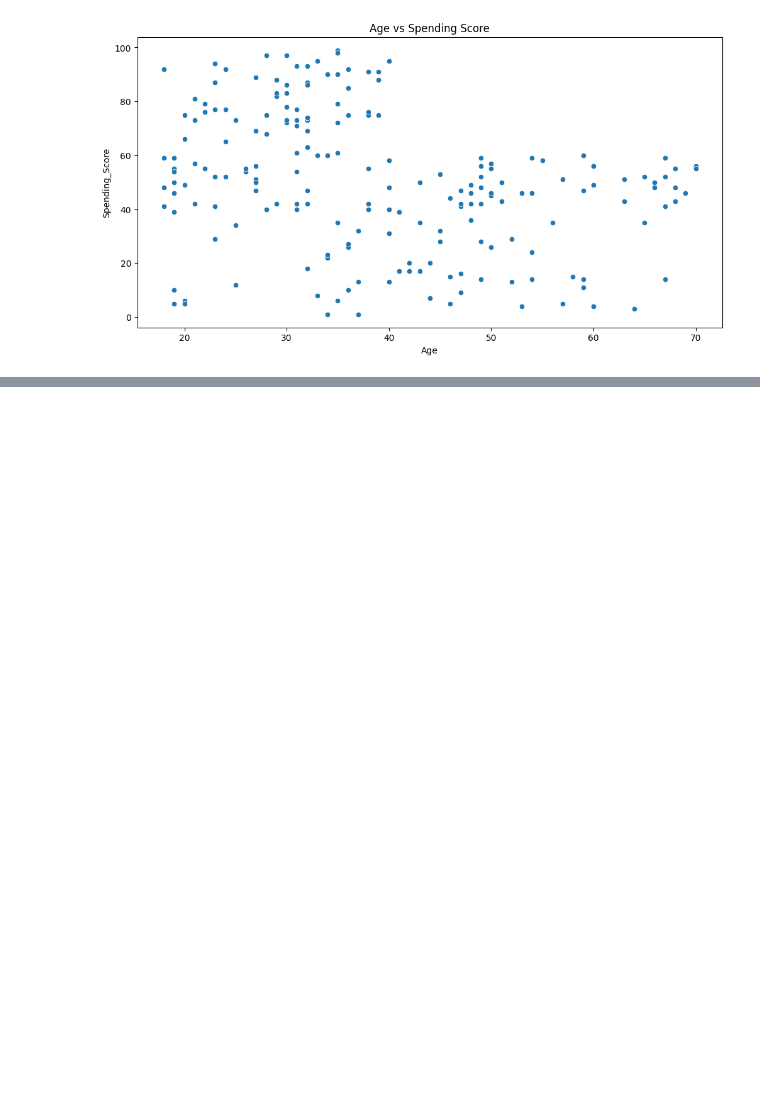
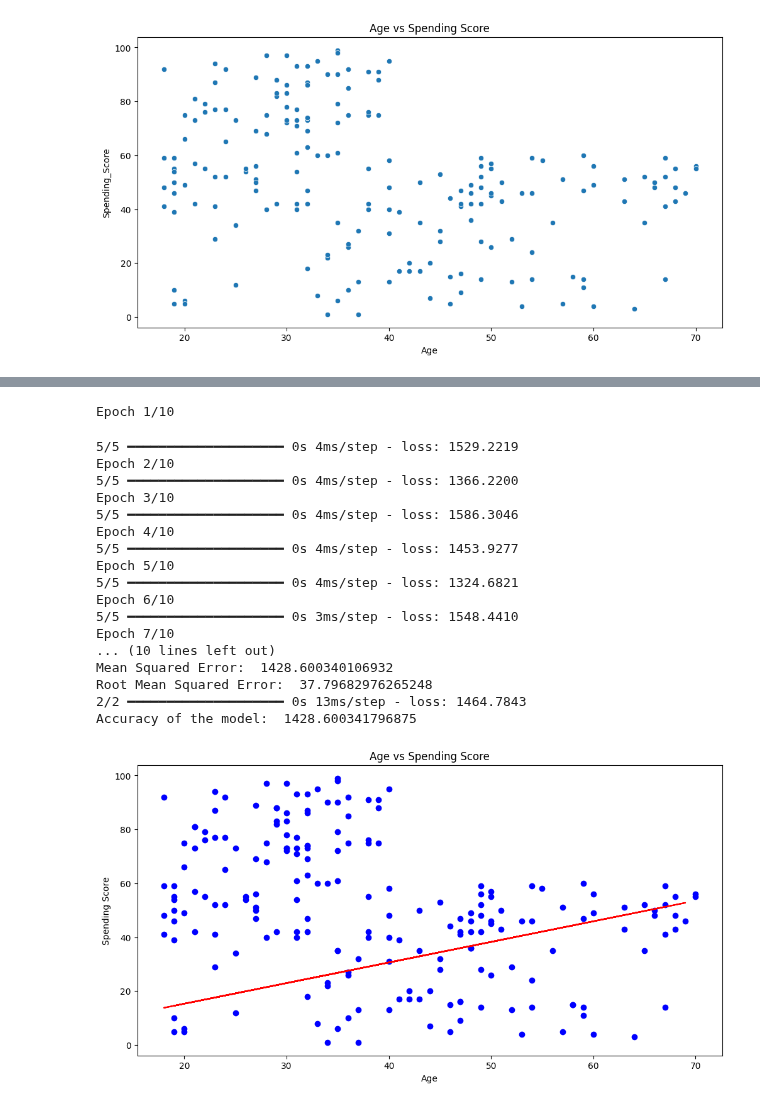
Before and after one commit to sabbir2609/edge_course, a Jupyter notebook: projects/mall_data.ipynb, the cells around one changed output, grey strips where cells are left out. Drawn from its saved outputs; the diff is of its cells as text; code cells hidden in the pictures; blank space fills up the shorter version.

```diff
--- a/projects/mall_data.ipynb
+++ b/projects/mall_data.ipynb
@@ -64,0 +118,61 @@ plt.show()
+# %%
+# Age vs Spending_Score prediction using Tensorflow
+import tensorflow as tf
+from tensorflow.keras.models import Sequential
+from tensorflow.keras.layers import Dense
+
+# Splitting the data into independent and dependent variables
+X = df["Age"].values.reshape(-1, 1) # independent variable
+
+y = df["Spending_Score"].values.reshape(-1, 1) # dependent variable
+
+# Splitting the data into training and testing data
+X_train, X_test, y_train, y_test = train_test_split(X, y, test_size=0.2, random_state=2)
+
+# Creating the model
+model = Sequential()
+model.add(Dense(1, input_shape=(1,)))
+model.compile(optimizer="adam", loss="mean_squared_error")
+
+# Training the model
+model.fit(X_train, y_train, epochs=10)
+
+# Making predictions
+y_pred = model.predict(X_test)
+
+# Plotting the regression line
+plt.figure(figsize=(12, 6))
+plt.scatter(X, y, color="blue")
+plt.plot(X_test, y_pred, color="red")
+plt.title("Age vs Spending Score")
+plt.xlabel("Age")
+plt.ylabel("Spending Score")
+
+# Checking the mean squared error
+print("Mean Squared Error: ", mean_squared_error(y_test, y_pred))
+
+# RMSE
+print("Root Mean Squared Error: ", np.sqrt(mean_squared_error(y_test, y_pred)))
+
+# accuracy of the model
+print("Accuracy of the model: ", model.evaluate(X_test, y_test))
+# %% [output]
+Epoch 1/10
+5/5 ━━━━━━━━━━━━━━━━━━━━ 0s 4ms/step - loss: 1529.2219
+Epoch 2/10
+5/5 ━━━━━━━━━━━━━━━━━━━━ 0s 4ms/step - loss: 1366.2200
+Epoch 3/10
+5/5 ━━━━━━━━━━━━━━━━━━━━ 0s 4ms/step - loss: 1586.3046
+Epoch 4/10
+5/5 ━━━━━━━━━━━━━━━━━━━━ 0s 4ms/step - loss: 1453.9277
+Epoch 5/10
+5/5 ━━━━━━━━━━━━━━━━━━━━ 0s 4ms/step - loss: 1324.6821
+Epoch 6/10
+5/5 ━━━━━━━━━━━━━━━━━━━━ 0s 3ms/step - loss: 1548.4410
+Epoch 7/10
+... (10 lines left out)
+Mean Squared Error:  1428.600340106932
+Root Mean Squared Error:  37.79682976265248
+2/2 ━━━━━━━━━━━━━━━━━━━━ 0s 13ms/step - loss: 1464.7843
+Accuracy of the model:  1428.600341796875
+[figure, added]
```
Also changed, not shown: parts of 9 cells of this notebook, 1 other file.
